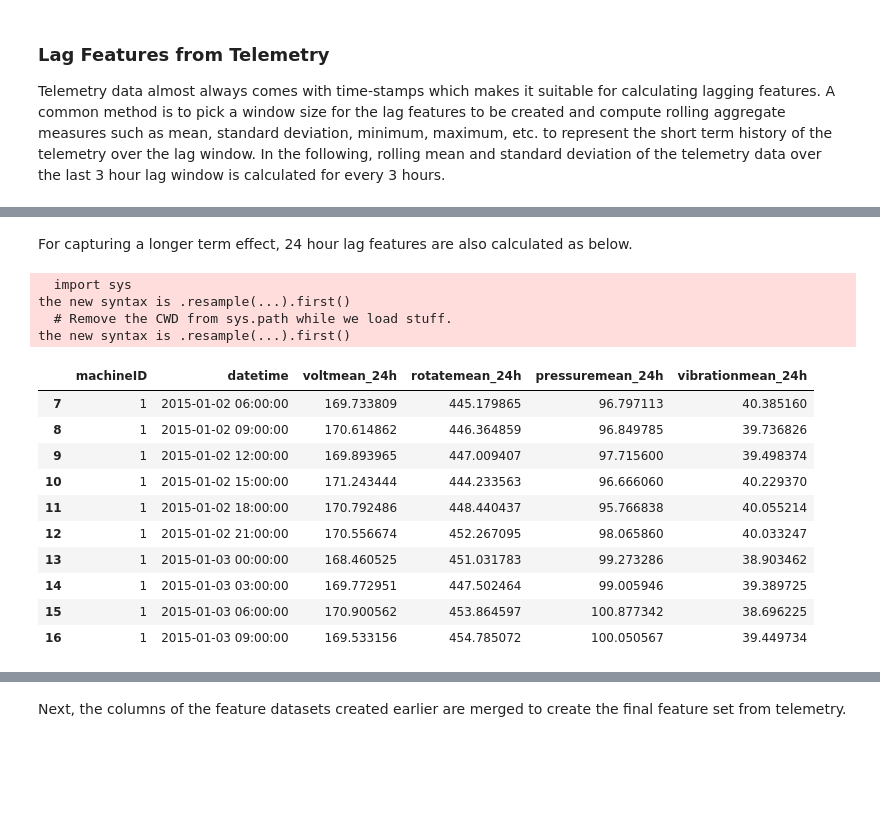
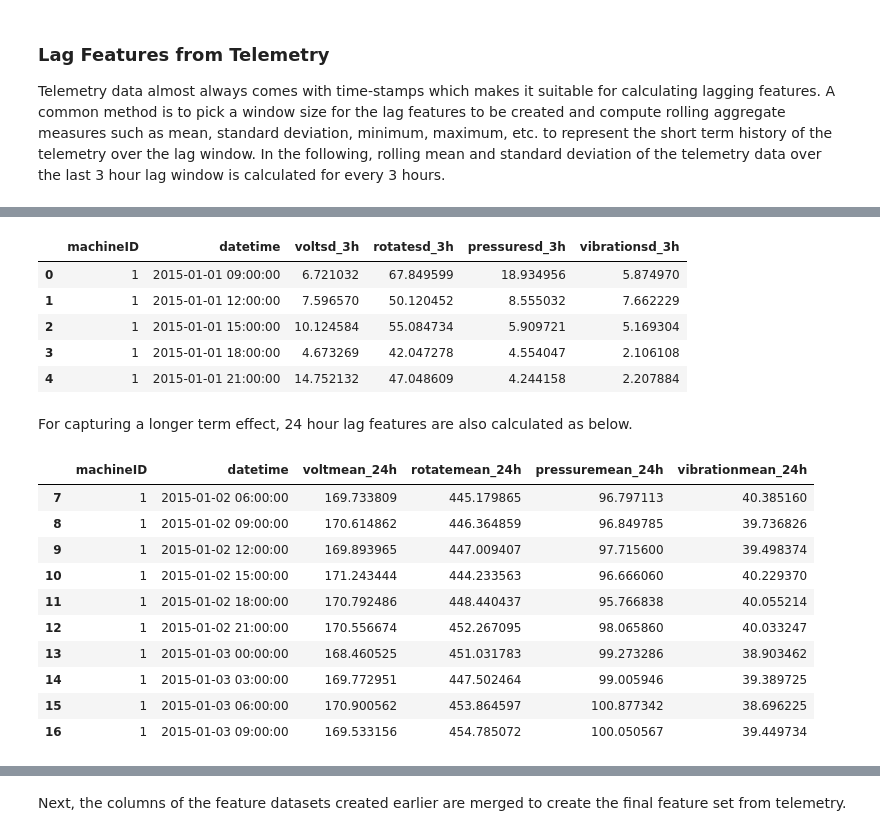
Before and after one commit to forallx94/Predictive_Maintenance_using_Machine-Learning_Microsoft_Casestudy, a Jupyter notebook: Predictive Maintenance using Machine Learning.ipynb, the cells around one changed output, grey strips where cells are left out. Saved outputs shown, nothing was run; the diff lists cells and outputs as text; code cells hidden in the pictures; blank space fills up the shorter version.

```diff
--- a/Predictive Maintenance using Machine Learning.ipynb
+++ b/Predictive Maintenance using Machine Learning.ipynb
@@ -250,9 +237,18 @@ the new syntax is .resample(...).std()
+# %%
+telemetry_sd_3h.head()
+# %% [output]
+|  | machineID | datetime | voltsd_3h | rotatesd_3h | pressuresd_3h | vibrationsd_3h |
+| 0 | 1 | 2015-01-01 09:00:00 | 6.721032 | 67.849599 | 18.934956 | 5.874970 |
+| 1 | 1 | 2015-01-01 12:00:00 | 7.596570 | 50.120452 | 8.555032 | 7.662229 |
+| 2 | 1 | 2015-01-01 15:00:00 | 10.124584 | 55.084734 | 5.909721 | 5.169304 |
+| 3 | 1 | 2015-01-01 18:00:00 | 4.673269 | 42.047278 | 4.554047 | 2.106108 |
+| 4 | 1 | 2015-01-01 21:00:00 | 14.752132 | 47.048609 | 4.244158 | 2.207884 |
 # %% [markdown]
 
 For capturing a longer term effect, 24 hour lag features are also calculated as below.
 # %%
-# 전체 데이터를 24단위 평균을 생성 (전날 1시 부터 당일 1시까지의 데이터)
-# 3시간 단위로 자름
+# 위와 동일한 과정을 24단위 평균을 생성
+# 이를 3시간 단위로 짜름(즉 3시간 마다 24시간 평균을 생성)
 temp = []
 fields = ['volt', 'rotate', 'pressure', 'vibration']
 for col in fields:
@@ -268,8 +264,8 @@ telemetry_mean_24h.reset_index(inplace=True)
 telemetry_mean_24h = telemetry_mean_24h.loc[-telemetry_mean_24h['voltmean_24h'].isnull()]
 
 # repeat for standard deviation
-# 전체 데이터를 24단위 분산을 생성 (전날 1시 부터 당일 1시까지의 데이터)
-# 3시간 단위로 자름
+# 전체 데이터를 24단위 분산을 생성
+# 이를 3시간 단위로 짜름(즉 3시간 마다 24시간 분산을 생성)
 temp = []
 fields = ['volt', 'rotate', 'pressure', 'vibration']
 for col in fields:
@@ -283,22 +279,19 @@ telemetry_sd_24h = pd.concat(temp, axis=1)
 telemetry_sd_24h.columns = [i + 'sd_24h' for i in fields]
 telemetry_sd_24h = telemetry_sd_24h.loc[-telemetry_sd_24h['voltsd_24h'].isnull()]
 telemetry_sd_24h.reset_index(inplace=True)
-
-# Notice that a 24h rolling average is not available at the earliest timepoints
-telemetry_mean_24h.head(10)
-# %% [output]
-  import sys
-the new syntax is .resample(...).first()
-  # Remove the CWD from sys.path while we load stuff.
-the new syntax is .resample(...).first()
-|  | machineID | datetime | voltmean_24h | rotatemean_24h | pressuremean_24h | vibrationmean_24h |
-| 7 | 1 | 2015-01-02 06:00:00 | 169.733809 | 445.179865 | 96.797113 | 40.385160 |
-| 8 | 1 | 2015-01-02 09:00:00 | 170.614862 | 446.364859 | 96.849785 | 39.736826 |
-| 9 | 1 | 2015-01-02 12:00:00 | 169.893965 | 447.009407 | 97.715600 | 39.498374 |
-| 10 | 1 | 2015-01-02 15:00:00 | 171.243444 | 444.233563 | 96.666060 | 40.229370 |
-| 11 | 1 | 2015-01-02 18:00:00 | 170.792486 | 448.440437 | 95.766838 | 40.055214 |
-| 12 | 1 | 2015-01-02 21:00:00 | 170.556674 | 452.267095 | 98.065860 | 40.033247 |
-| 13 | 1 | 2015-01-03 00:00:00 | 168.460525 | 451.031783 | 99.273286 | 38.903462 |
-| 14 | 1 | 2015-01-03 03:00:00 | 169.772951 | 447.502464 | 99.005946 | 39.389725 |
-| 15 | 1 | 2015-01-03 06:00:00 | 170.900562 | 453.864597 | 100.877342 | 38.696225 |
-| 16 | 1 | 2015-01-03 09:00:00 | 169.533156 | 454.785072 | 100.050567 | 39.449734 |
+# %%
+# Notice that a 24h rolling average is not available at the earliest timepoints
+# 첫 24시간은 24평균이 존재하지 않음을 기억
+telemetry_mean_24h.head(10)
+# %% [output]
+|  | machineID | datetime | voltmean_24h | rotatemean_24h | pressuremean_24h | vibrationmean_24h |
+| 7 | 1 | 2015-01-02 06:00:00 | 169.733809 | 445.179865 | 96.797113 | 40.385160 |
+| 8 | 1 | 2015-01-02 09:00:00 | 170.614862 | 446.364859 | 96.849785 | 39.736826 |
+| 9 | 1 | 2015-01-02 12:00:00 | 169.893965 | 447.009407 | 97.715600 | 39.498374 |
+| 10 | 1 | 2015-01-02 15:00:00 | 171.243444 | 444.233563 | 96.666060 | 40.229370 |
+| 11 | 1 | 2015-01-02 18:00:00 | 170.792486 | 448.440437 | 95.766838 | 40.055214 |
+| 12 | 1 | 2015-01-02 21:00:00 | 170.556674 | 452.267095 | 98.065860 | 40.033247 |
+| 13 | 1 | 2015-01-03 00:00:00 | 168.460525 | 451.031783 | 99.273286 | 38.903462 |
+| 14 | 1 | 2015-01-03 03:00:00 | 169.772951 | 447.502464 | 99.005946 | 39.389725 |
+| 15 | 1 | 2015-01-03 06:00:00 | 170.900562 | 453.864597 | 100.877342 | 38.696225 |
+| 16 | 1 | 2015-01-03 09:00:00 | 169.533156 | 454.785072 | 100.050567 | 39.449734 |
```
Also changed, not shown: parts of 22 cells of this notebook.
